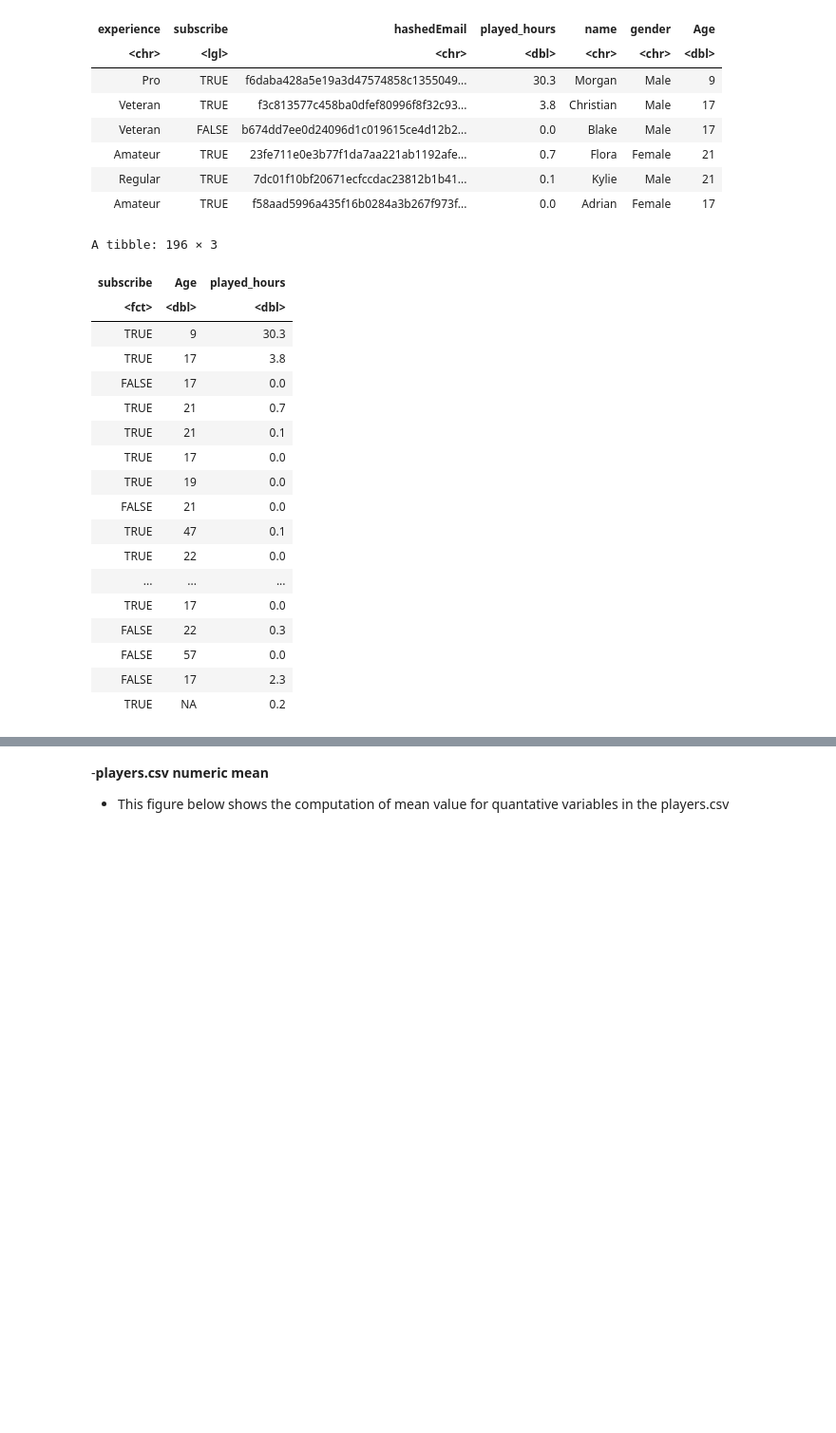
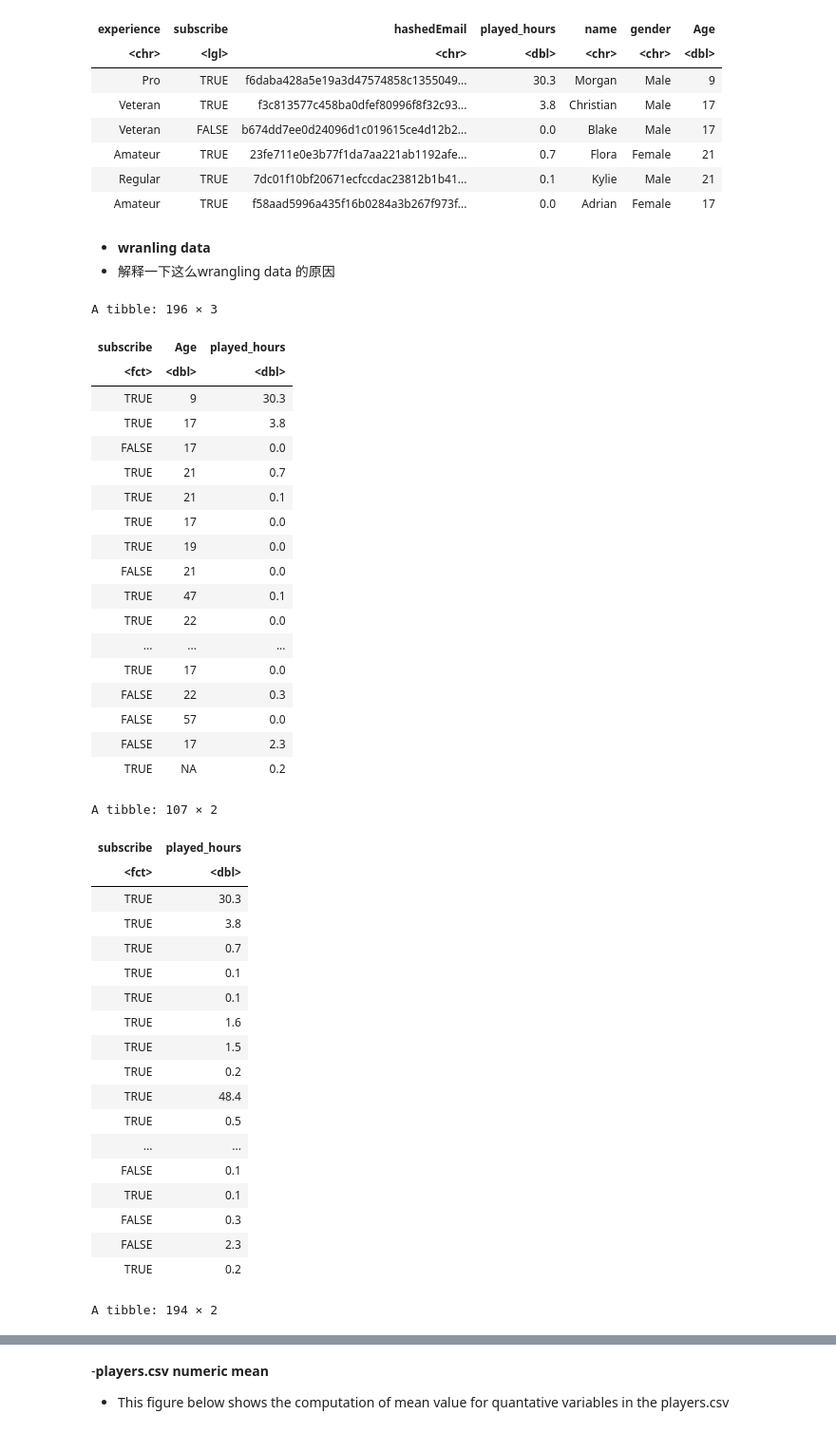
Before and after one commit to yunan-Deng/daci100_project_033_yunan_deng, a Jupyter notebook: individual_yunan_project.ipynb, the cells around one changed output, grey strips where cells are left out. Shown: that part at 95% size. Drawn from its saved outputs; the diff is of its cells as text; code cells hidden in the pictures; blank space fills up the shorter version.

```diff
--- a/individual_yunan_project.ipynb
+++ b/individual_yunan_project.ipynb
@@ -356,31 +358,64 @@ A tibble: 6 × 7
 | Amateur | TRUE | 23fe711e0e3b77f1da7aa221ab1192afe... | 0.7 | Flora | Female | 21 |
 | Regular | TRUE | 7dc01f10bf20671ecfccdac23812b1b41... | 0.1 | Kylie | Male | 21 |
 | Amateur | TRUE | f58aad5996a435f16b0284a3b267f973f... | 0.0 | Adrian | Female | 17 |
+# %% [markdown]
+- **wranling data**
+- 解释一下这么wrangling data 的原因
 # %%
-tidy_players <- players |>
+tidy_players_1 <- players |>
 select(subscribe,Age,played_hours)|>
   mutate(played_hours = as.numeric(played_hours),
    Age = as.numeric(Age),
    subscribe = as.factor(subscribe)
   )
-tidy_players
+tidy_players_played_hours <- tidy_players_1 |>
+filter(played_hours >0 & played_hours <=100)|>
+select(subscribe, played_hours)
+tidy_players_1
+tidy_players_played_hours
+
+tidy_players_Age <- tidy_players_1 |>
+filter(Age >0 & Age <100)|>
+select(subscribe, Age)
+
+tidy_players_Age
 # %% [output]
 A tibble: 196 × 3
 | subscribe | Age | played_hours |
 | <fct> | <dbl> | <dbl> |
 | TRUE | 9 | 30.3 |
 | TRUE | 17 | 3.8 |
 | FALSE | 17 | 0.0 |
 | TRUE | 21 | 0.7 |
 | TRUE | 21 | 0.1 |
 | TRUE | 17 | 0.0 |
 | TRUE | 19 | 0.0 |
 | FALSE | 21 | 0.0 |
 | TRUE | 47 | 0.1 |
 | TRUE | 22 | 0.0 |
 | ... | ... | ... |
 | TRUE | 17 | 0.0 |
 | FALSE | 22 | 0.3 |
 | FALSE | 57 | 0.0 |
 | FALSE | 17 | 2.3 |
 | TRUE | NA | 0.2 |
+A tibble: 107 × 2
+| subscribe | played_hours |
+| <fct> | <dbl> |
+| TRUE | 30.3 |
+| TRUE | 3.8 |
+| TRUE | 0.7 |
+| TRUE | 0.1 |
+| TRUE | 0.1 |
+| TRUE | 1.6 |
+| TRUE | 1.5 |
+| TRUE | 0.2 |
+| TRUE | 48.4 |
+| TRUE | 0.5 |
+| ... | ... |
+| FALSE | 0.1 |
+| TRUE | 0.1 |
+| FALSE | 0.3 |
+| FALSE | 2.3 |
+| TRUE | 0.2 |
+A tibble: 194 × 2
```
Also changed, not shown: parts of 8 cells of this notebook.
